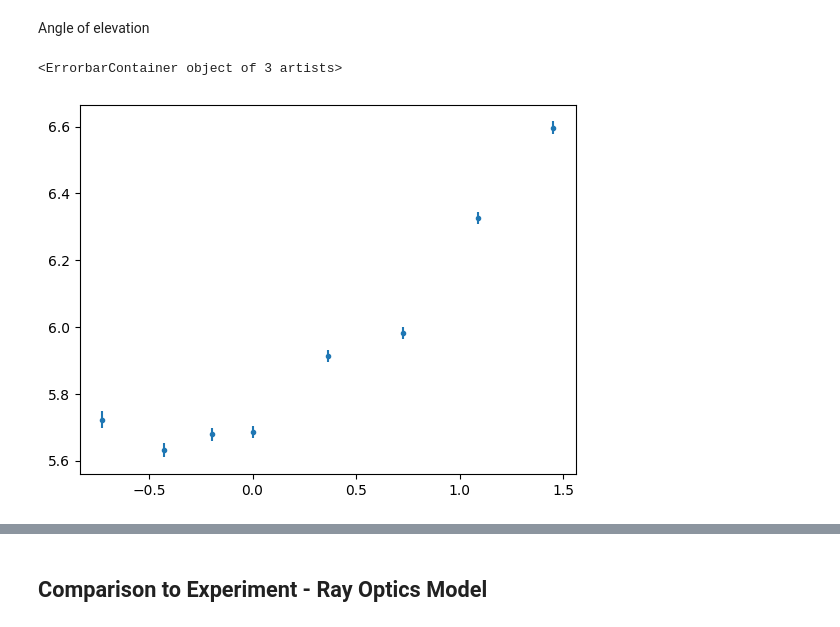
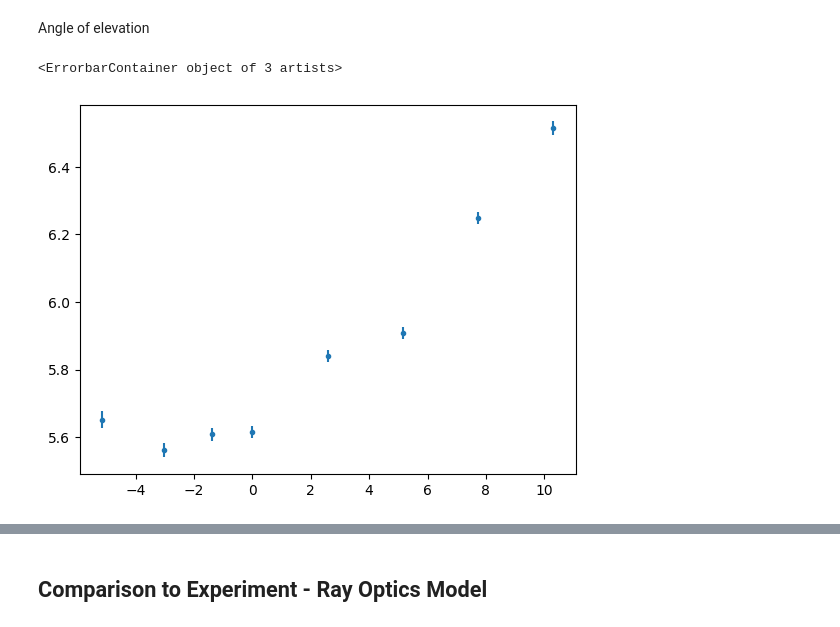
Before and after one commit to akay8/Level4Project, a Jupyter notebook: Cleaved_Fibre.ipynb, the cells around one changed output, grey strips where cells are left out. Saved outputs shown, nothing was run; the diff lists cells and outputs as text; code cells hidden in the pictures.

```diff
--- a/Cleaved_Fibre.ipynb
+++ b/Cleaved_Fibre.ipynb
@@ -291,28 +291,28 @@ Angle of elevation
 # online protractor at https://www.ginifab.com/feeds/angle_measurement/
 # NB: see image 'C:\Users\abiga\OneDrive - Durham University\1. Fourth Year\1. Project\1. Data Analysis\Christmas Report\Cleaved-2\Cleaved - fibre- pics\cleaved_elev_angle'
 # %%
-angle_deg = 8
+angle_deg = 9
 angle_deg_err = 1
 angle = angle_deg * np.pi / 180
 angle_err = angle_deg_err * np.pi / 180
 
-# Multiply waists by COS of angle to obtain correct component distance
-# Leave zs for now?
-zs = lengths*np.sin(angle)
-# waists_comp = waists
+
+zs = lengths*np.cos(angle)
+waists = waists*np.cos(angle)
+''' I think its both cos here .. please sort out errors!'''
 
 
 sin_err = np.abs(np.sin(angle + angle_err) - np.sin(angle))
 # cos_err = np.abs(np.cos(angle + angle_err) - np.cos(angle))
 # waists_comp_err = waists_comp*np.sqrt( (sin_err / np.sin(angle))**2 + (waists_errs/waists)**2 )
 # print(waists_comp_err)
 
 zs_err = zs*np.sqrt( (sin_err / np.sin(angle))**2 + (lengths_errs/lengths)**2 )
 
 plt.errorbar(zs[2:10], waists[2:10], yerr = waists_errs[2:10], linestyle = '', marker = 'o', ms = 3)
 # %% [output]
 <ErrorbarContainer object of 3 artists>
-[figure, old version]
+[figure, new version]
 # %%
 waist_fit, params, params_errs, chisqu_WvsZ = fit_labs(zs, waists, waists_errs, WvsZ, np.array([5,1,2]))
 w0, z0,RR= params
```
Also changed, not shown: parts of 2 cells of this notebook.
